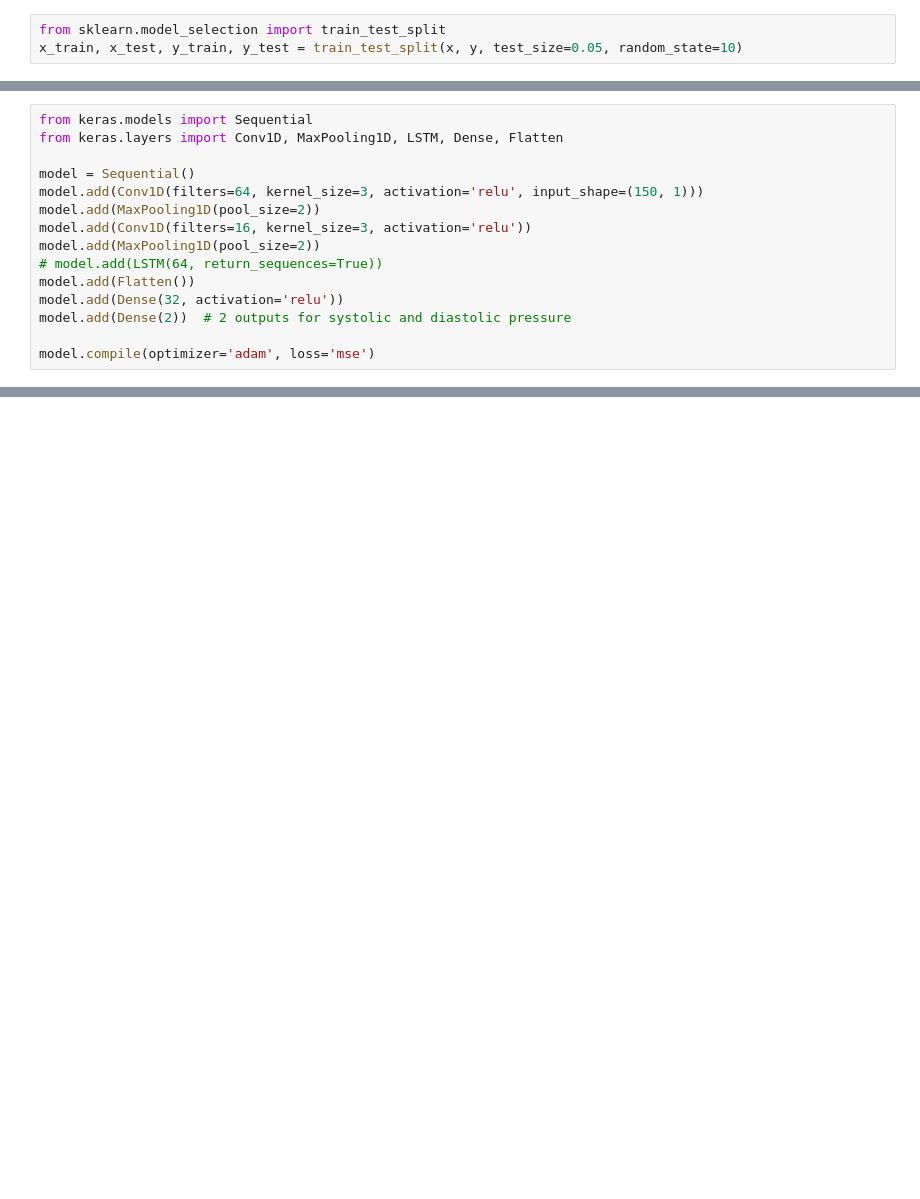
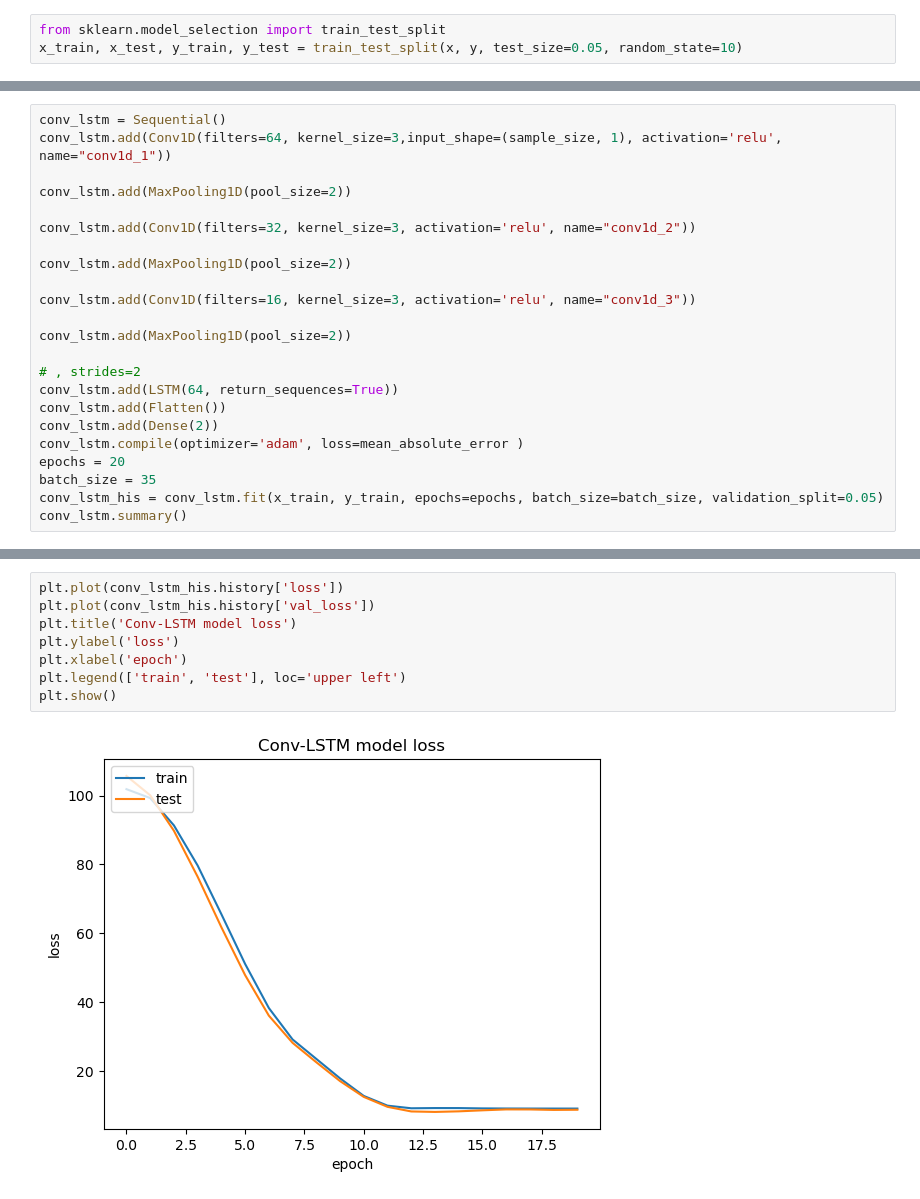
Before and after one commit to aliaankhowaja/FaceDCode-Model, a Jupyter notebook: pulse_model.ipynb, the cells around one changed output, grey strips where cells are left out. Drawn from its saved outputs; the diff is of its cells as text; blank space fills up the shorter version.

Commit message:
added models and loss plots

```diff
--- a/pulse_model.ipynb
+++ b/pulse_model.ipynb
@@ -29,15 +128,23 @@ x_train, x_test, y_train, y_test = train_test_split(x, y, test_size=0.05, random
 # %%
-from keras.models import Sequential
-from keras.layers import Conv1D, MaxPooling1D, LSTM, Dense, Flatten
+conv_lstm = Sequential()
+conv_lstm.add(Conv1D(filters=64, kernel_size=3,input_shape=(sample_size, 1), activation='relu', name="conv1d_1"))
 
-model = Sequential()
-model.add(Conv1D(filters=64, kernel_size=3, activation='relu', input_shape=(150, 1)))
-model.add(MaxPooling1D(pool_size=2))
-model.add(Conv1D(filters=16, kernel_size=3, activation='relu'))
-model.add(MaxPooling1D(pool_size=2))
-# model.add(LSTM(64, return_sequences=True))
-model.add(Flatten())
-model.add(Dense(32, activation='relu'))
-model.add(Dense(2))  # 2 outputs for systolic and diastolic pressure
+conv_lstm.add(MaxPooling1D(pool_size=2))
 
-model.compile(optimizer='adam', loss='mse')
+conv_lstm.add(Conv1D(filters=32, kernel_size=3, activation='relu', name="conv1d_2"))
+
+conv_lstm.add(MaxPooling1D(pool_size=2))
+
+conv_lstm.add(Conv1D(filters=16, kernel_size=3, activation='relu', name="conv1d_3"))
+
+conv_lstm.add(MaxPooling1D(pool_size=2))
+
+# , strides=2
+conv_lstm.add(LSTM(64, return_sequences=True))
+conv_lstm.add(Flatten())
+conv_lstm.add(Dense(2))
+conv_lstm.compile(optimizer='adam', loss=mean_absolute_error )
+epochs = 20
+batch_size = 35
+conv_lstm_his = conv_lstm.fit(x_train, y_train, epochs=epochs, batch_size=batch_size, validation_split=0.05)
+conv_lstm.summary()
@@ -93,0 +480,10 @@ model.save("model3.keras")
+# %%
+plt.plot(conv_lstm_his.history['loss'])
+plt.plot(conv_lstm_his.history['val_loss'])
+plt.title('Conv-LSTM model loss')
+plt.ylabel('loss')
+plt.xlabel('epoch')
+plt.legend(['train', 'test'], loc='upper left')
+plt.show()
+# %% [output]
+[figure, added]
```
Also changed, not shown: parts of 25 cells of this notebook, 13 other files.
